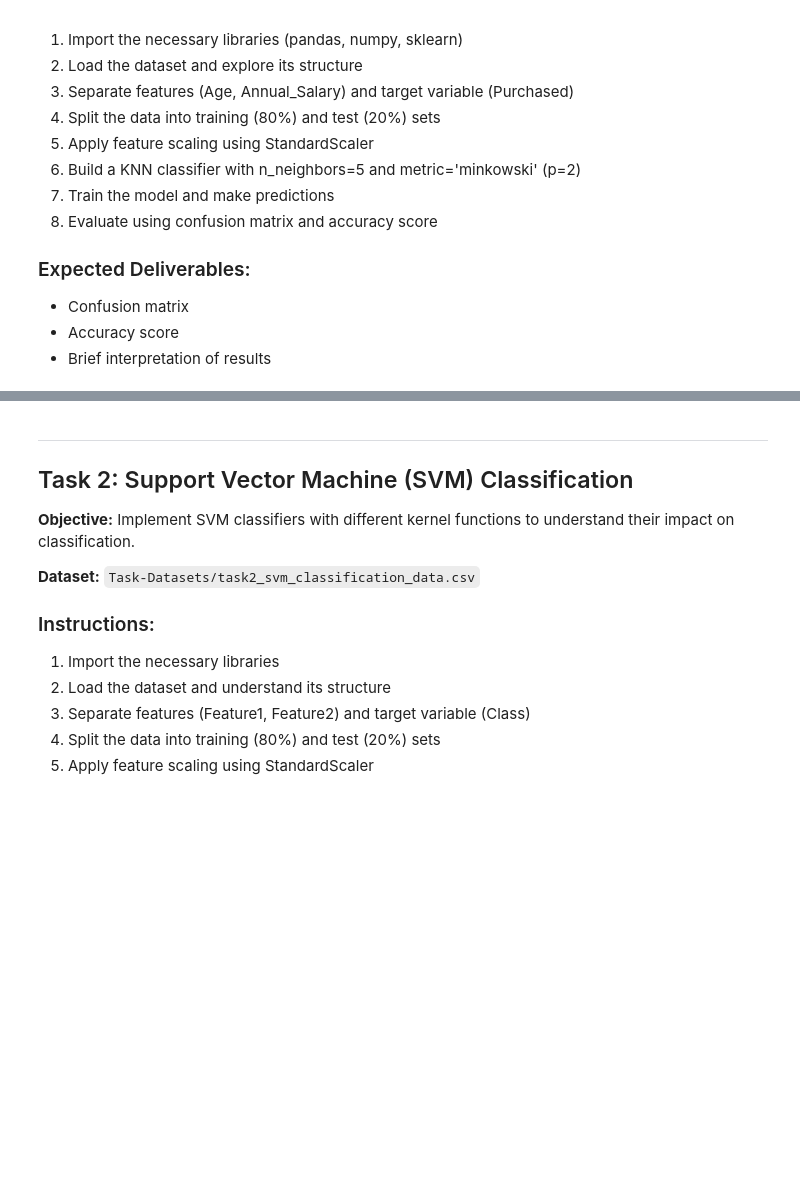
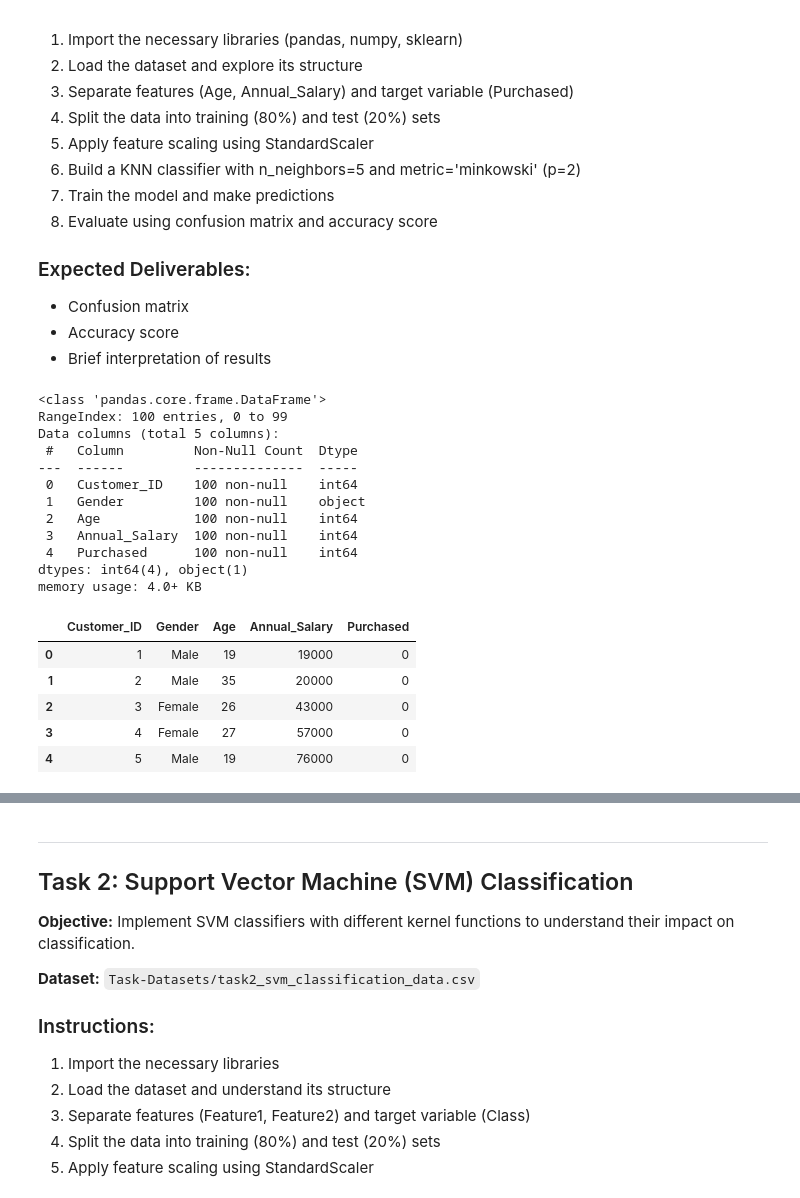
Before and after one commit to Blessing-Ekeh/dataraflow-week17-Classification-models, a Jupyter notebook: Take Home.ipynb, the cells around one changed output, grey strips where cells are left out. Saved outputs shown, nothing was run; the diff lists cells and outputs as text; code cells hidden in the pictures; blank space fills up the shorter version.

```diff
--- a/Take Home.ipynb
+++ b/Take Home.ipynb
@@ -43,4 +50,26 @@ These tasks are designed to test your understanding of the fundamental concepts
 # %%
 # Load and explore the dataset
+task1_data = pd.read_csv('Task-Datasets/task1_knn_customer_data.csv')
+task1_data.info()
+task1_data.head()
+# %% [output]
+<class 'pandas.core.frame.DataFrame'>
+RangeIndex: 100 entries, 0 to 99
+Data columns (total 5 columns):
+ #   Column         Non-Null Count  Dtype
+---  ------         --------------  -----
+ 0   Customer_ID    100 non-null    int64
+ 1   Gender         100 non-null    object
+ 2   Age            100 non-null    int64
+ 3   Annual_Salary  100 non-null    int64
+ 4   Purchased      100 non-null    int64
+dtypes: int64(4), object(1)
+memory usage: 4.0+ KB
+|  | Customer_ID | Gender | Age | Annual_Salary | Purchased |
+| 0 | 1 | Male | 19 | 19000 | 0 |
+| 1 | 2 | Male | 35 | 20000 | 0 |
+| 2 | 3 | Female | 26 | 43000 | 0 |
+| 3 | 4 | Female | 27 | 57000 | 0 |
+| 4 | 5 | Male | 19 | 76000 | 0 |
 # %%
 # Separate features and target variable
```
Also changed, not shown: parts of 15 cells of this notebook.
